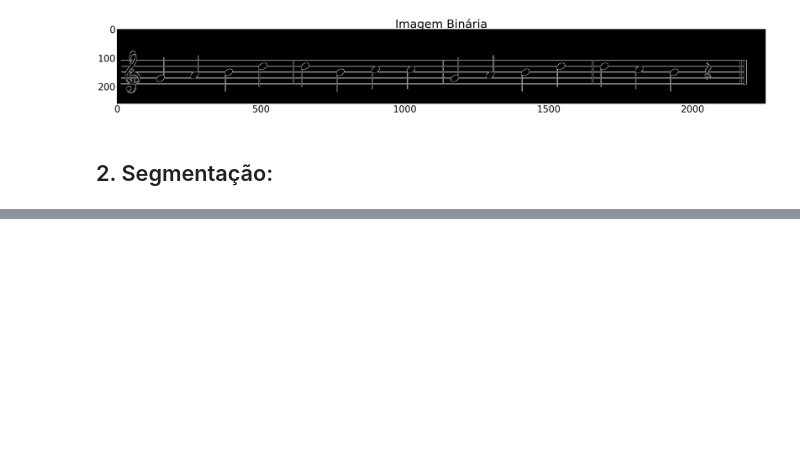
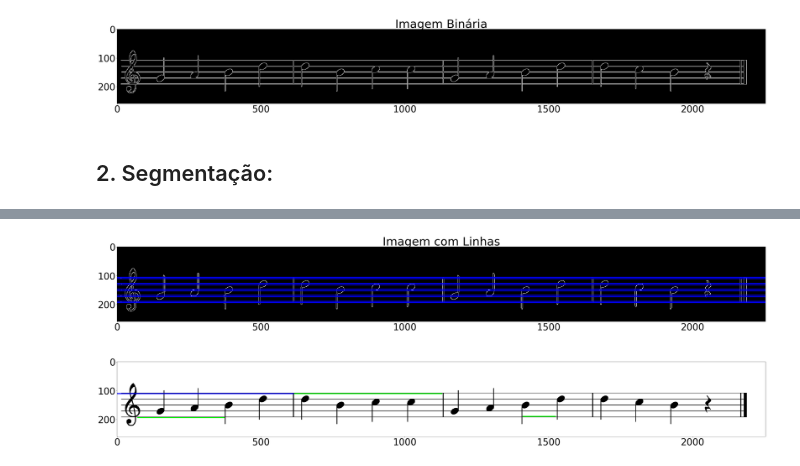
Before and after one commit to brunogriep/dip_music_sheet, a Jupyter notebook: music_sheet_reader.ipynb, the cells around one changed output, grey strips where cells are left out. Saved outputs shown, nothing was run; the diff lists cells and outputs as text; code cells hidden in the pictures; blank space fills up the shorter version.

```diff
--- a/music_sheet_reader.ipynb
+++ b/music_sheet_reader.ipynb
@@ -124,0 +160,4 @@ error: /io/opencv/modules/imgproc/src/shapedescr.cpp:272: error: (-215) npoints
+# %%
+display(imagem_com_cor,'Imagem com Linhas',gray=0)
+# %% [output]
+[figure, added]
@@ -124,0 +173,4 @@ error: /io/opencv/modules/imgproc/src/shapedescr.cpp:272: error: (-215) npoints
+# %%
+display(img2,' ', gray=0)
+# %% [output]
+[figure, added]
```
Also changed, not shown: parts of 12 cells of this notebook.
